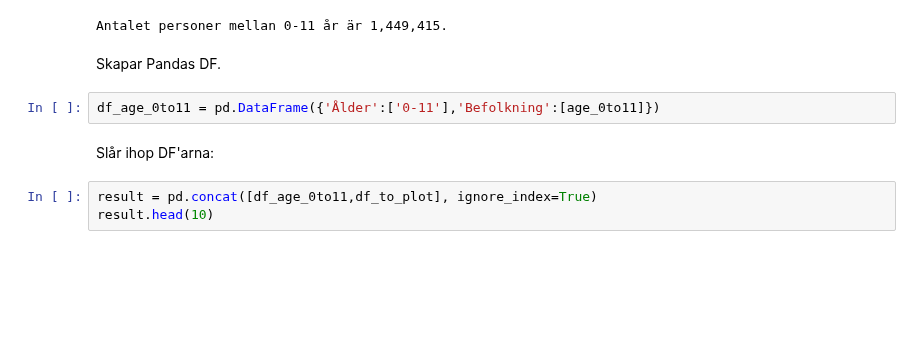
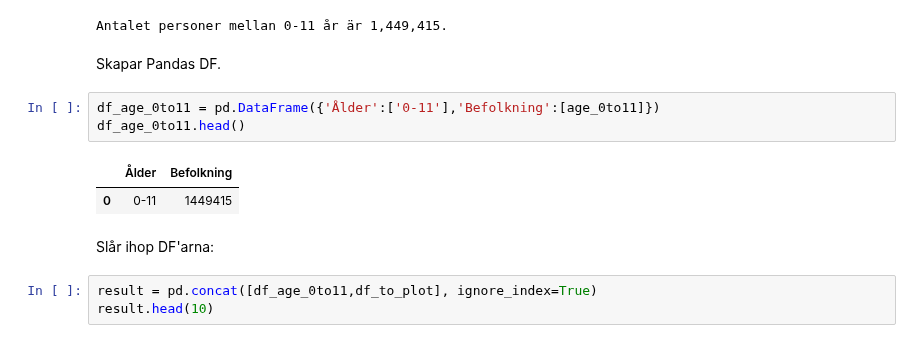
Before and after one commit to dancla240/Databehandling_Daniel_Claesson, a Jupyter notebook: Lab1/Lab1_Daniel_Claesson.ipynb, the cells around one changed output. Saved outputs shown, nothing was run; the diff lists cells and outputs as text; blank space fills up the shorter version.

```diff
--- a/Lab1/Lab1_Daniel_Claesson.ipynb
+++ b/Lab1/Lab1_Daniel_Claesson.ipynb
@@ -392,6 +394,10 @@ Antalet personer mellan 0-11 år är 1,449,415.
 Skapar Pandas DF.
 # %%
 df_age_0to11 = pd.DataFrame({'Ålder':['0-11'],'Befolkning':[age_0to11]})
+df_age_0to11.head()
+# %% [output]
+|  | Ålder | Befolkning |
+| 0 | 0-11 | 1449415 |
 # %% [markdown]
 Slår ihop DF'arna:
 # %%
```
Also changed, not shown: parts of 15 cells of this notebook.
